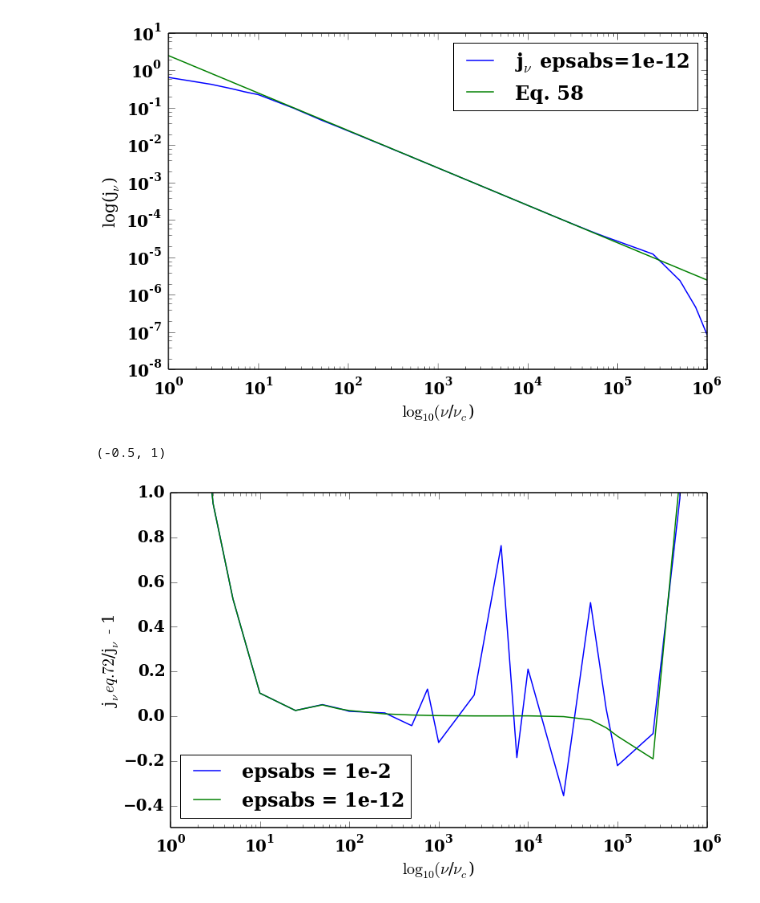
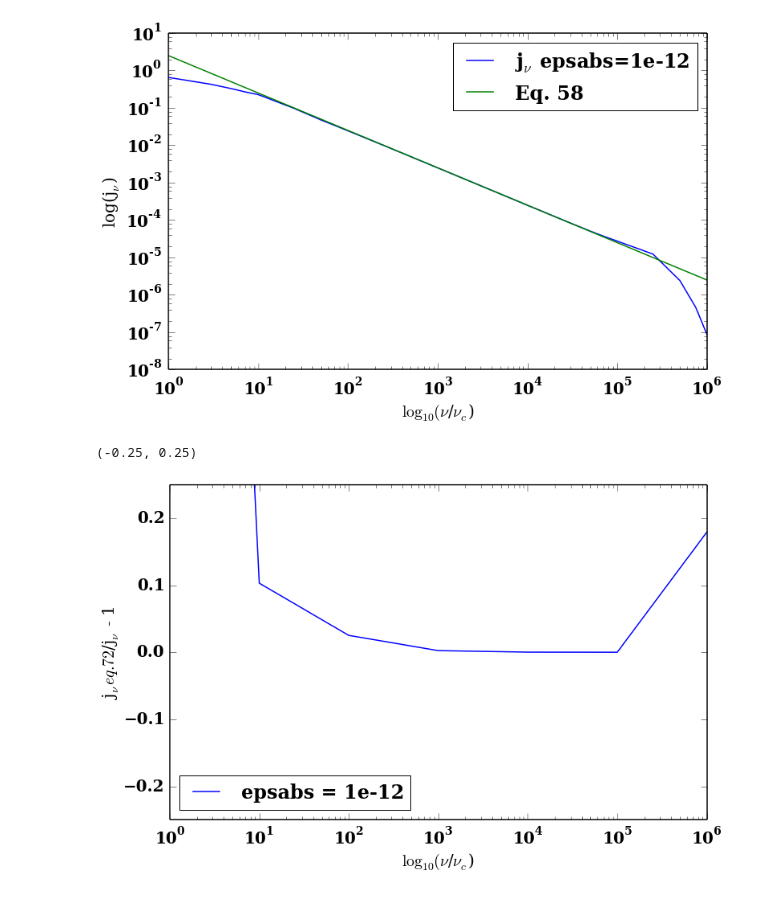
Before and after one commit to aapandy2/kappa_distributions, a Jupyter notebook: jnu_calculator_power_law.ipynb, the cells around one changed output. Saved outputs shown, nothing was run; the diff lists cells and outputs as text; code cells hidden in the pictures.

Commit message:
added datafile for jnu thermal low tolerance

```diff
--- a/jnu_calculator_power_law.ipynb
+++ b/jnu_calculator_power_law.ipynb
@@ -204,25 +204,25 @@ pl.show()
 # %%
 #error in calculated j_nu, for power law for high vs low error tolerance on scipy quad integrator
 
-#errordata_low = np.loadtxt('/home/alex/Documents/jnu_power_law_very_low_tolerance.txt')
-errordata_low = np.loadtxt('/home/alex/Documents/jnu_power_law_low_tolerance.txt')
-errordata_high = np.loadtxt('/home/alex/Documents/jnu_power_law_high_tolerance.txt')
+errordata_low = np.loadtxt('/home/alex/Documents/jnu_power_law_very_low_tolerance.txt')
+#errordata_low = np.loadtxt('/home/alex/Documents/jnu_power_law_low_tolerance.txt')
+#errordata_high = np.loadtxt('/home/alex/Documents/jnu_power_law_high_tolerance.txt')
 nu_ratio = errordata_low[:, 0]
 calculated_jnu_low = errordata_low[:, 1]
-calculated_jnu_high = errordata_high[:, 1]
+#calculated_jnu_high = errordata_high[:, 1]
 
 fitting_function_jnu = analytic_soln_eq_58(nu_ratio)
 
 error_low = fitting_function_jnu/calculated_jnu_low - 1.
-error_high = fitting_function_jnu/calculated_jnu_high - 1.
+#error_high = fitting_function_jnu/calculated_jnu_high - 1.
 
 pl.xlabel("$\\log_{10}(\\nu$/$\\nu_c$)")
 pl.ylabel("j$_\\nu eq.72$/j$_\\nu$ - 1")
 
-pl.semilogx(nu_ratio, error_high, label='epsabs = 1e-2')
+#pl.semilogx(nu_ratio, error_high, label='epsabs = 1e-2')
 pl.semilogx(nu_ratio, error_low, label='epsabs = 1e-12')
 pl.legend(loc='lower left')
-pl.ylim([-0.5, 1])
+pl.ylim([-0.25, 0.25])
 # %% [output]
-(-0.5, 1)
+(-0.25, 0.25)
-[figure, old version]
+[figure, new version]
```
Also changed, not shown: 1 other file.
